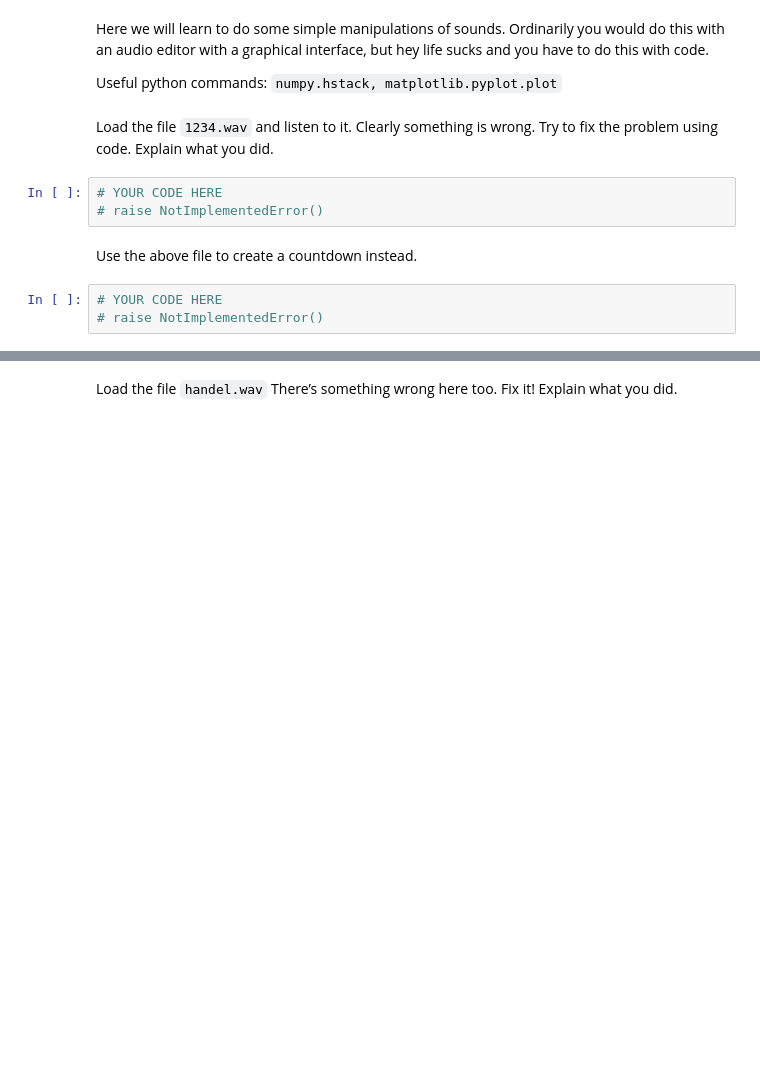
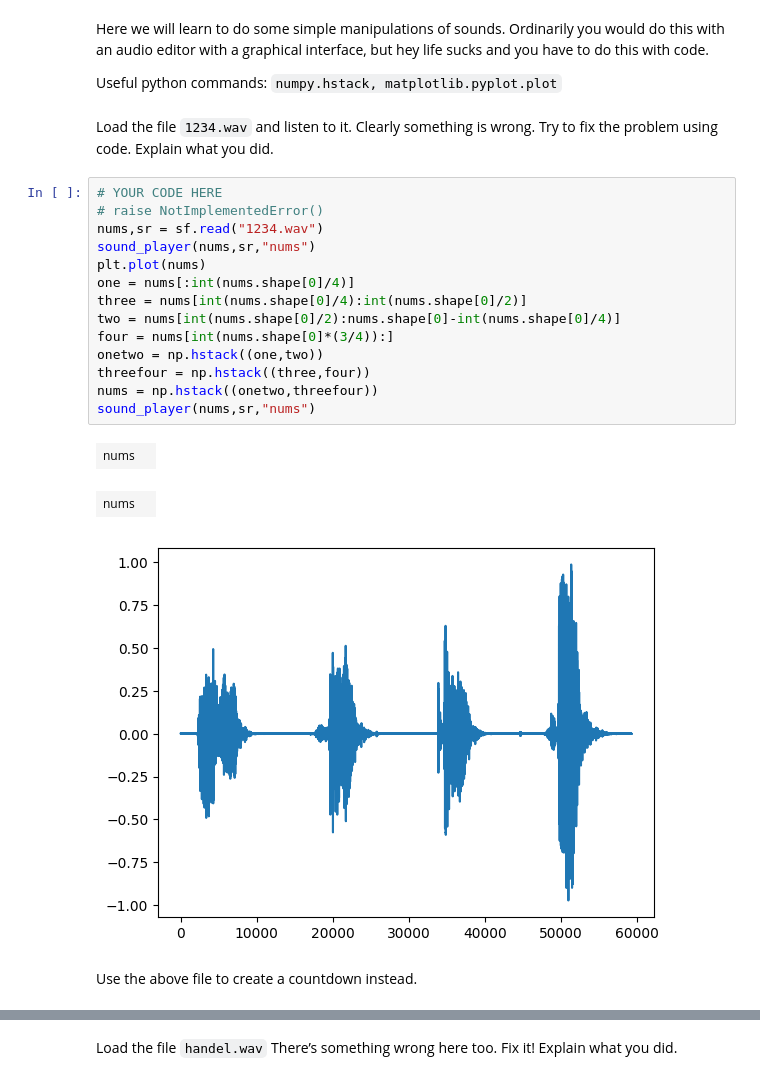
Before and after one commit to MichaelAHeredia/CS448, a Jupyter notebook: Lab 00/Lab 0 - Introduction.ipynb, the cells around one changed output, grey strips where cells are left out. Cells and saved outputs as stored; diff of their text form; blank space fills up the shorter version.

````diff
--- a/Lab 00/Lab 0 - Introduction.ipynb
+++ b/Lab 00/Lab 0 - Introduction.ipynb
@@ -128,11 +178,23 @@ Here we will learn to do some simple manipulations of sounds. Ordinarily you wou
 Useful python commands:  ```numpy.hstack, matplotlib.pyplot.plot```
 # %% [markdown]
 Load the file ```1234.wav``` and listen to it. Clearly something is wrong. Try to fix the problem using code.  Explain what you did.
-# %%
-# YOUR CODE HERE
-# raise NotImplementedError()
+# %%
+# YOUR CODE HERE
+# raise NotImplementedError()
+nums,sr = sf.read("1234.wav")
+sound_player(nums,sr,"nums")
+plt.plot(nums)
+one = nums[:int(nums.shape[0]/4)]
+three = nums[int(nums.shape[0]/4):int(nums.shape[0]/2)]
+two = nums[int(nums.shape[0]/2):nums.shape[0]-int(nums.shape[0]/4)]
+four = nums[int(nums.shape[0]*(3/4)):]
+onetwo = np.hstack((one,two))
+threefour = np.hstack((three,four))
+nums = np.hstack((onetwo,threefour))
+sound_player(nums,sr,"nums")
+# %% [output]
+| nums |  |
+| nums |  |
+[figure, added]
 # %% [markdown]
 Use the above file to create a countdown instead.
-# %%
-# YOUR CODE HERE
-# raise NotImplementedError()
````
Also changed, not shown: parts of 16 cells of this notebook, 2 other files.
